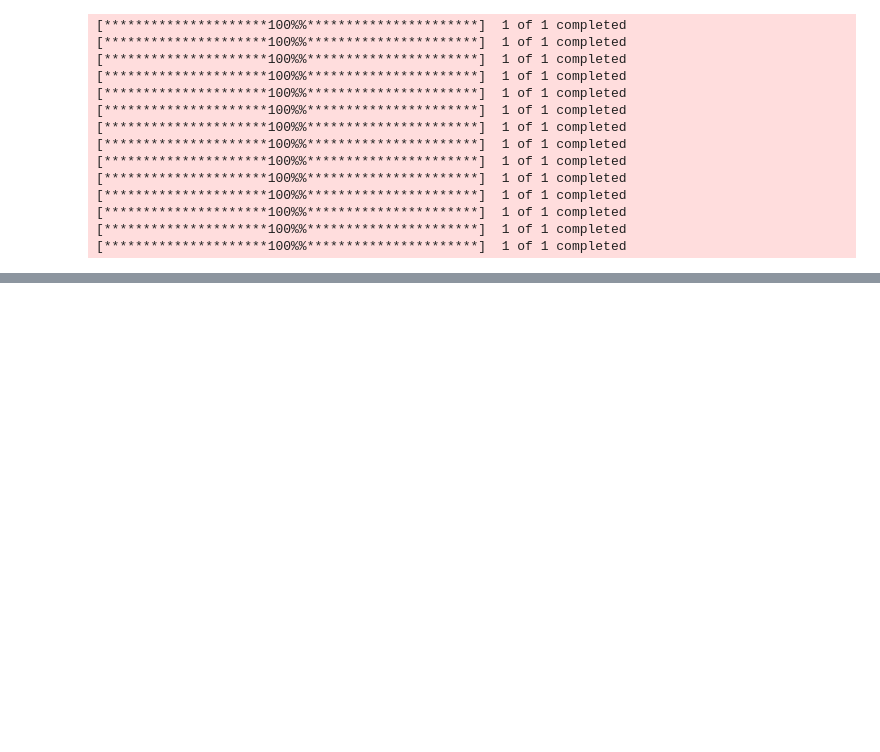
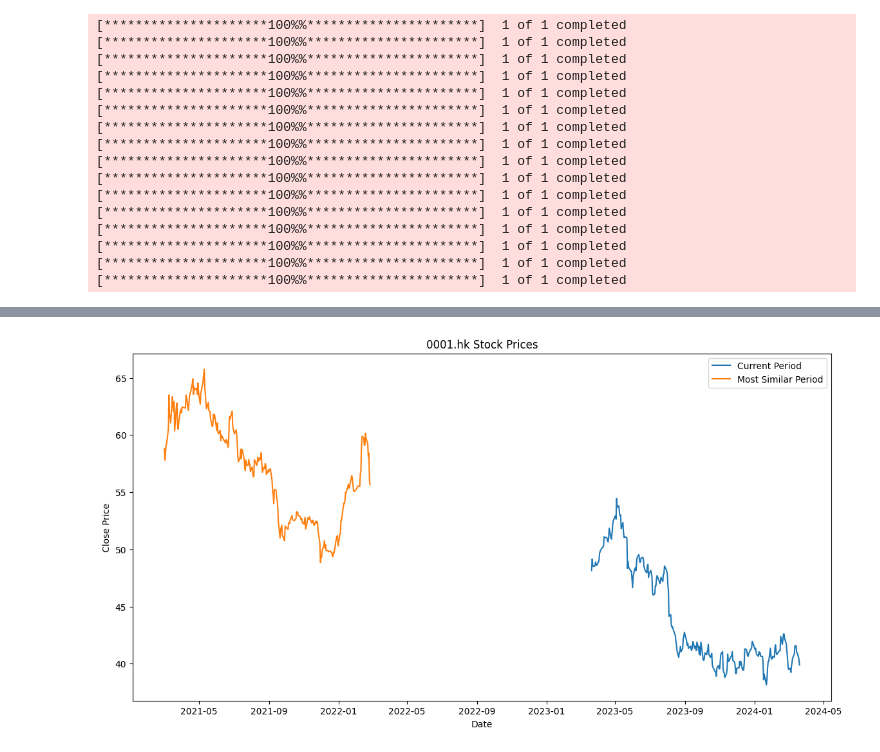
Before and after one commit to EddyChan1129/fyptest, a Jupyter notebook: test.ipynb, the cells around one changed output, grey strips where cells are left out. Saved outputs shown, nothing was run; the diff lists cells and outputs as text; code cells hidden in the pictures; blank space fills up the shorter version.

```diff
--- a/test.ipynb
+++ b/test.ipynb
@@ -73,7 +74,7 @@ def predict_prices(data, sma_short_window, sma_long_window):
 # %%
 
 # Example usage
-ticker_symbol = 'TSLA'
+ticker_symbol = '0001.hk'
 current_start = pd.Timestamp(year=2023, month=3, day=21)
 current_end = pd.Timestamp(year=2024, month=3, day=21)
 past_start_year = 2010
@@ -85,23 +86,25 @@ for i, period in enumerate(similar_periods, 1):
     print(f"The {i}{'' if i == 0 else 'st' if i == 1 else 'nd' if i == 2 else 'rd' if i == 3 else 'th'} most similar year period is:", period[0])
 
 
-    ''' Fetch the data for the two periods
-    data_current = get_stock_data('TSLA', current_start, current_end)
-    # period[0][0] is the start date and period[0][1] is the end date
-    data_similar = get_stock_data('TSLA', period[0][0], period[0][1])
+    # The most simliar period is the first period
+    if ( i == 1):
+         #Fetch the data for the two periods
+        data_current = get_stock_data('0001.hk', current_start, current_end)
+        # period[0][0] is the start date and period[0][1] is the end date
+        data_similar = get_stock_data('0001.hk', period[0][0], period[0][1])
 
-    # Plot the closing prices for the current period
-    plt.figure(figsize=(14, 7))
-    plt.plot(data_current.index, data_current['Close'], label='Current Period')
+        # Plot the closing prices for the current period
+        plt.figure(figsize=(14, 7))
+        plt.plot(data_current.index, data_current['Close'], label='Current Period')
 
-    # Plot the closing prices for the most similar period
-    plt.plot(data_similar.index, data_similar['Close'], label='Most Similar Period')
+        # Plot the closing prices for the most similar period
+        plt.plot(data_similar.index, data_similar['Close'], label='Most Similar Period')
 
-    plt.title('TSLA Stock Prices')
-    plt.xlabel('Date')
-    plt.ylabel('Close Price')
-    plt.legend()
-    plt.show()'''
+        plt.title('0001.hk Stock Prices')
+        plt.xlabel('Date')
+        plt.ylabel('Close Price')
+        plt.legend()
+        plt.show()
 # %% [output]
 [*********************100%%**********************]  1 of 1 completed
 [*********************100%%**********************]  1 of 1 completed
@@ -117,3 +120,5 @@ for i, period in enumerate(similar_periods, 1):
 [*********************100%%**********************]  1 of 1 completed
 [*********************100%%**********************]  1 of 1 completed
 [*********************100%%**********************]  1 of 1 completed
+[*********************100%%**********************]  1 of 1 completed
+[*********************100%%**********************]  1 of 1 completed
@@ -124,0 +126 @@ The 5th most similar year period is: (Timestamp('2018-03-01 00:00:00'), Timestam
+[figure, added]
```
Also changed, not shown: parts of 4 cells of this notebook.
